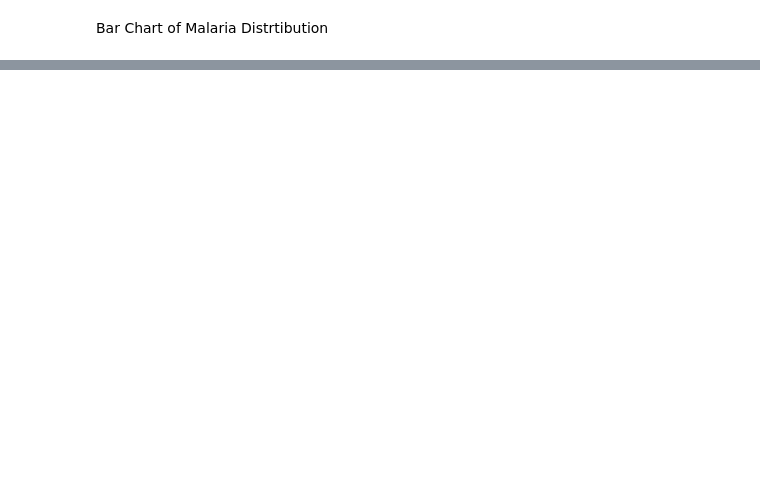
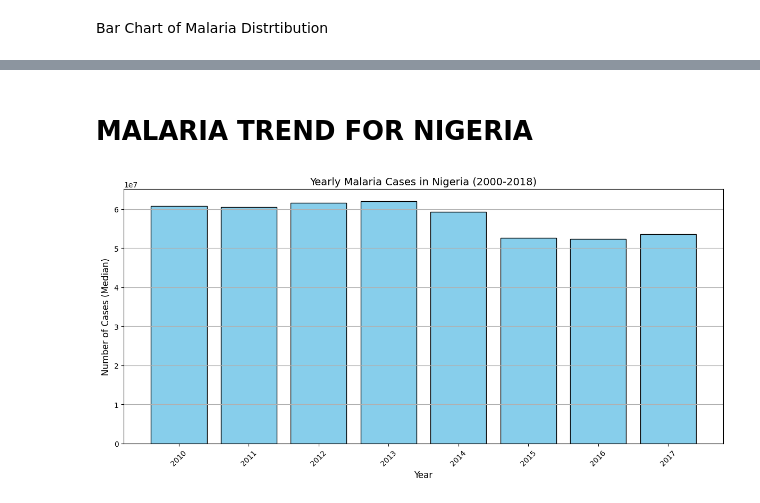
Before and after one commit to UmmH3/malaria-health, a Jupyter notebook: jupyter_notebooks/EDA.ipynb, the cells around one changed output, grey strips where cells are left out. Cells and saved outputs as stored; diff of their text form; code cells hidden in the pictures; blank space fills up the shorter version.

```diff
--- a/jupyter_notebooks/EDA.ipynb
+++ b/jupyter_notebooks/EDA.ipynb
@@ -208,0 +232,26 @@ plt.show()
+# %% [markdown]
+# MALARIA TREND FOR NIGERIA
+# %%
+
+# Filter for Nigeria
+df_nigeria = df_merged_filtered[df_merged_filtered['Country'] == 'Nigeria']
+
+# Group by 'Year' and sum 'No. of cases_median'
+yearly_cases_nigeria = df_nigeria.groupby('Year')['No. of cases_median'].sum()
+
+# Plotting bar chart
+plt.figure(figsize=(12, 6))
+plt.bar(yearly_cases_nigeria.index, yearly_cases_nigeria.values, color='skyblue', edgecolor='black')
+
+# Adding labels and title
+plt.xlabel('Year', fontsize=12)
+plt.ylabel('Number of Cases (Median)', fontsize=12)
+plt.title('Yearly Malaria Cases in Nigeria (2000-2018)', fontsize=14)
+plt.xticks(rotation=45)
+plt.grid(axis='y')
+plt.tight_layout()
+
+# Display the plot
+plt.show()
+# %% [output]
+[figure, added]
```
Also changed, not shown: parts of 3 cells of this notebook, 1 other file.
